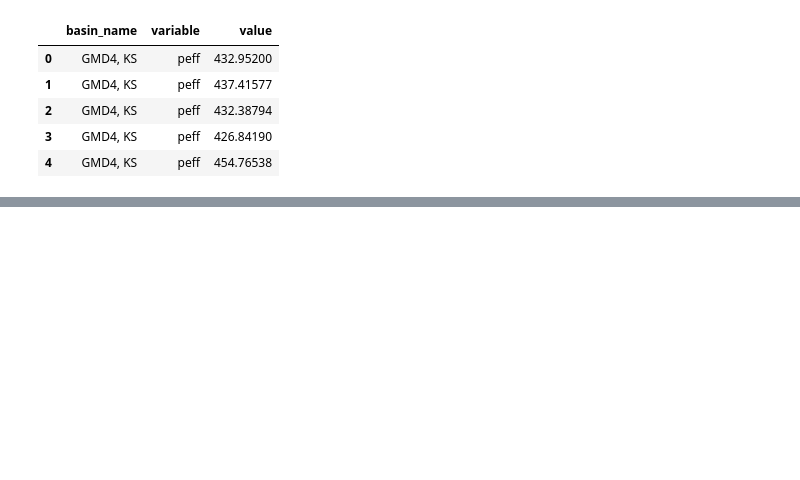
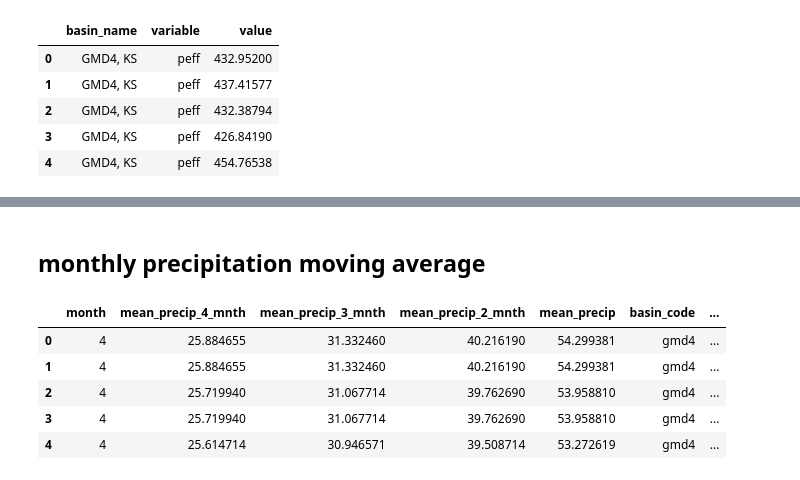
Before and after one commit to mdfahimhasan/WestUS_Peff, a Jupyter notebook: Codes/results_analysis/Peff_analysis_plots.ipynb, the cells around one changed output, grey strips where cells are left out. Cells and saved outputs as stored; diff of their text form; code cells hidden in the pictures; blank space fills up the shorter version.

```diff
--- a/Codes/results_analysis/Peff_analysis_plots.ipynb
+++ b/Codes/results_analysis/Peff_analysis_plots.ipynb
@@ -103,0 +110,12 @@ fig.savefig('plots/peff_boxplot.png', dpi=300)
+# %% [markdown]
+## monthly precipitation moving average
+# %%
+precip = pd.read_csv('../../Data_main/results_eval/precip/monthly/all_basins_mv_avg.csv')
+precip.head()
+# %% [output]
+|  | month | mean_precip_4_mnth | mean_precip_3_mnth | mean_precip_2_mnth | mean_precip | basin_code | ... |
+| 0 | 4 | 25.884655 | 31.332460 | 40.216190 | 54.299381 | gmd4 | ... |
+| 1 | 4 | 25.884655 | 31.332460 | 40.216190 | 54.299381 | gmd4 | ... |
+| 2 | 4 | 25.719940 | 31.067714 | 39.762690 | 53.958810 | gmd4 | ... |
+| 3 | 4 | 25.719940 | 31.067714 | 39.762690 | 53.958810 | gmd4 | ... |
+| 4 | 4 | 25.614714 | 30.946571 | 39.508714 | 53.272619 | gmd4 | ... |
```
Also changed, not shown: parts of 5 cells of this notebook, 2 other files.
